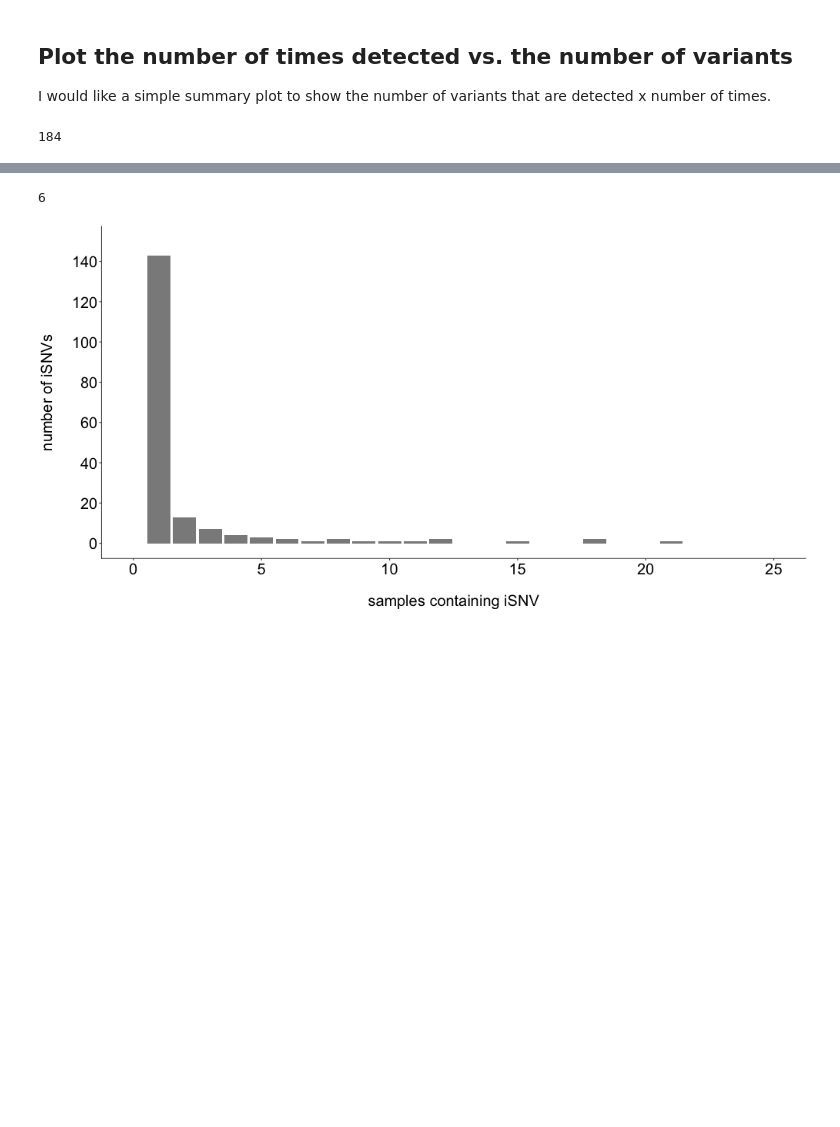
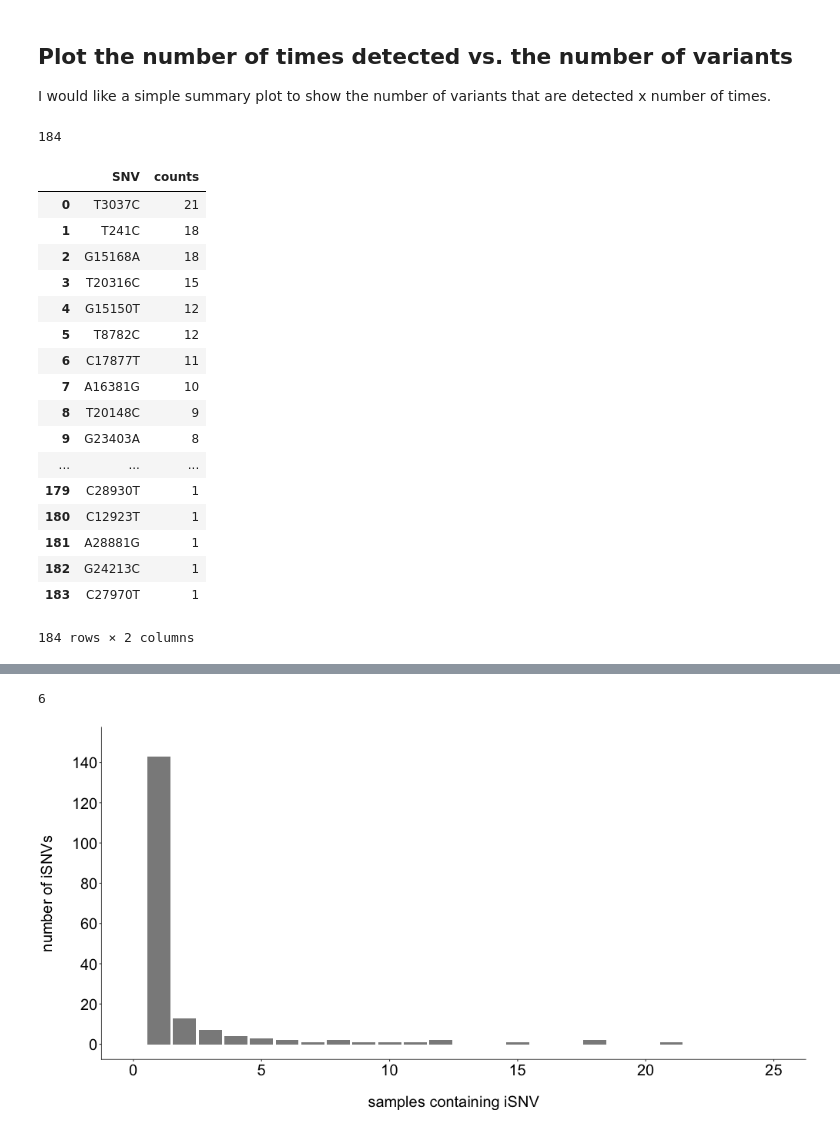
Before and after one commit to lmoncla/ncov-WI-within-host, a Jupyter notebook: scripts/shared-variants.ipynb, the cells around one changed output, grey strips where cells are left out. Drawn from its saved outputs; the diff is of its cells as text; code cells hidden in the pictures; blank space fills up the shorter version.

```diff
--- a/scripts/shared-variants.ipynb
+++ b/scripts/shared-variants.ipynb
@@ -152,6 +160,27 @@ s_counts = snvs_only[variant_column].value_counts().rename_axis('SNV').reset_ind
 print(len(s_counts))
 # %% [output]
 184
+# %%
+s_counts
+# %% [output]
+|  | SNV | counts |
+| 0 | T3037C | 21 |
+| 1 | T241C | 18 |
+| 2 | G15168A | 18 |
+| 3 | T20316C | 15 |
+| 4 | G15150T | 12 |
+| 5 | T8782C | 12 |
+| 6 | C17877T | 11 |
+| 7 | A16381G | 10 |
+| 8 | T20148C | 9 |
+| 9 | G23403A | 8 |
+| ... | ... | ... |
+| 179 | C28930T | 1 |
+| 180 | C12923T | 1 |
+| 181 | A28881G | 1 |
+| 182 | G24213C | 1 |
+| 183 | C27970T | 1 |
+184 rows × 2 columns
 # %%
 # count up all the snvs and amino acid mutations that are repeated
 s_aa = snvs_only['minor_aa_muts'].value_counts().rename_axis('SNV').reset_index(name='counts')
```
Also changed, not shown: parts of 13 cells of this notebook, 4 other files.
